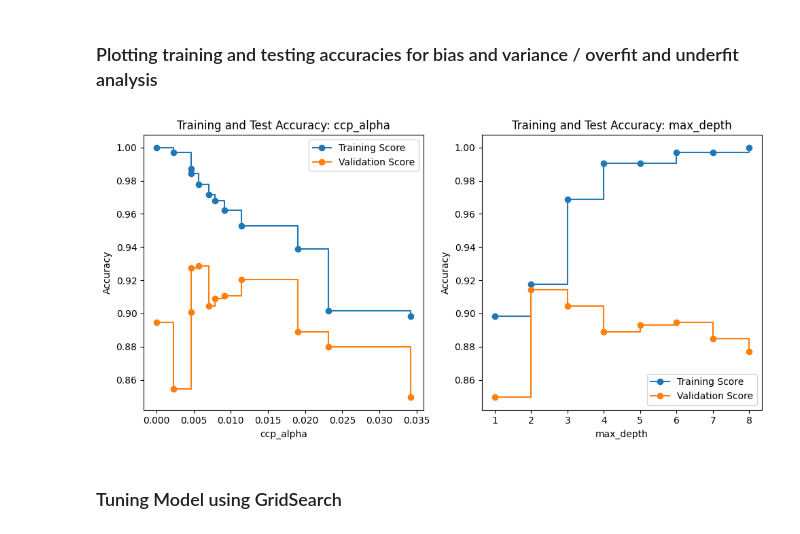
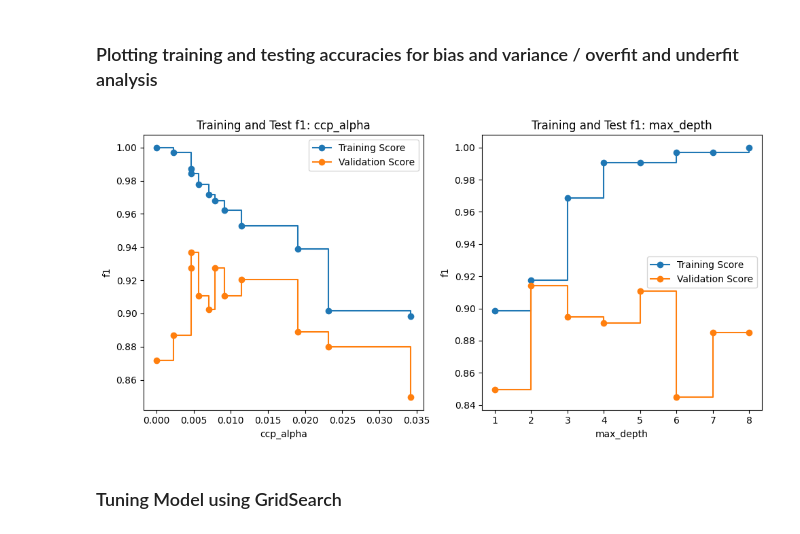
Before and after one commit to Ape12b/OMSCS_7641_Assignment1, a Jupyter notebook: Assignment1.ipynb, the cells around one changed output. Saved outputs shown, nothing was run; the diff lists cells and outputs as text; code cells hidden in the pictures.

```diff
--- a/Assignment1.ipynb
+++ b/Assignment1.ipynb
@@ -176,24 +180,24 @@ test_scores_depth = [helper.get_score(y_test.reset_index().drop("index", axis =
 # %%
 # Combine training scores for classifiers with different hyperparameter values
 train_scores = [train_scores_ccp[:-1], train_scores_depth]
 
 # Combine test scores for classifiers with different hyperparameter values
 test_scores = [test_scores_ccp[:-1], test_scores_depth]
 
 # Define the names of the hyperparameters being tuned
 param_names = ["ccp_alpha", "max_depth"]
 
 # Define the range of hyperparameter values being explored
 params = [ccp_alphas[:-1], list(range(1, 9))]
 
 # Use a helper function 'plot_train_test_metrics' to visualize the training and test scores
 # 'train_scores' and 'test_scores' contain the scores for each hyperparameter
 # 'params' contains the range of values for each hyperparameter
 # 'param_names' contains the names of the hyperparameters
 # 'scoring' parameter specifies the scoring metric used for evaluation (e.g., 'Accuracy')
-helper.plot_train_test_metrics(train_scores, test_scores, params, param_names, scoring='Accuracy')
+helper.plot_train_test_metrics(train_scores, test_scores, params, param_names, scoring='f1')
 # %% [output]
-[figure, old version]
+[figure, new version]
 # %% [markdown]
 ### Tuning Model using GridSearch
 # %%
```
Also changed, not shown: parts of 46 cells of this notebook.
